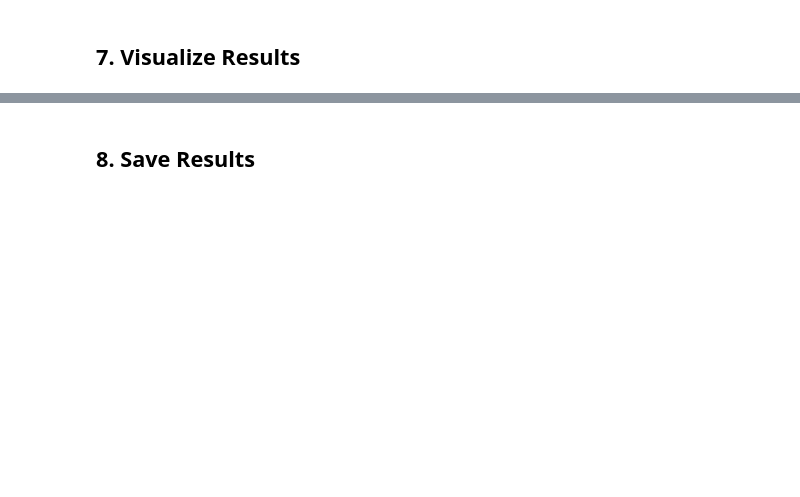
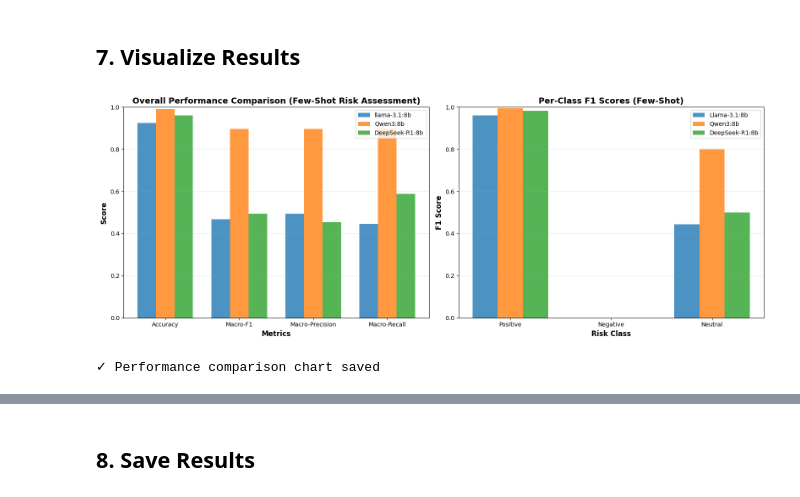
Before and after one commit to isidharthrai/Prompt_Engineering_for_Financial_Texts, a Jupyter notebook: Task2_Risk_Assessment/Few_Shot/R4_R5_R6_few_shot_risk.ipynb, the cells around one changed output, grey strips where cells are left out. Cells and saved outputs as stored; diff of their text form; code cells hidden in the pictures; blank space fills up the shorter version.

Commit message:
Risk Assesment Updated

```diff
--- a/Task2_Risk_Assessment/Few_Shot/R4_R5_R6_few_shot_risk.ipynb
+++ b/Task2_Risk_Assessment/Few_Shot/R4_R5_R6_few_shot_risk.ipynb
@@ -495,7 +533,7 @@ from sklearn.metrics import matthews_corrcoef
 def calculate_metrics(df, exp_name):
     """Calculate all evaluation metrics including MCC"""
     # Check if dataframe is empty or missing required columns
-    if df.empty or "predicted_sentiment" not in df.columns:
+    if df.empty or "predicted_risk" not in df.columns:
         print(f"⚠️ Warning: {exp_name} has no valid predictions!")
         return (
             {
@@ -524,7 +562,7 @@ def calculate_metrics(df, exp_name):
 
     # Filter out errors
     valid_df = df[
-        df["predicted_sentiment"].isin(["positive", "negative", "neutral"])
+        df["predicted_risk"].isin(["positive", "negative", "neutral"])
     ].copy()
 
     # Check if we have valid predictions
@@ -555,8 +593,8 @@ def calculate_metrics(df, exp_name):
             pd.DataFrame(),
         )
 
-    y_true = valid_df["true_sentiment"]
-    y_pred = valid_df["predicted_sentiment"]
+    y_true = valid_df["true_risk"]
+    y_pred = valid_df["predicted_risk"]
 
     # Calculate Matthews Correlation Coefficient
     mcc_score = matthews_corrcoef(y_true, y_pred)
@@ -600,9 +638,9 @@ print("\n" + "=" * 80)
 print("CALCULATING METRICS")
 print("=" * 80)
 
-r4_metrics, r4_cm, r4_valid = calculate_metrics(r4_df, "R4: Mixtral-8x7B (Few-Shot)")
-r5_metrics, r5_cm, r5_valid = calculate_metrics(r5_df, "R5: Llama-3.1-70B (Few-Shot)")
-r6_metrics, r6_cm, r6_valid = calculate_metrics(r6_df, "R6: FinBERT (Few-Shot)")
+r4_metrics, r4_cm, r4_valid = calculate_metrics(r4_df, "R4: Llama3.1:8b (Few-Shot)")
+r5_metrics, r5_cm, r5_valid = calculate_metrics(r5_df, "R5: Qwen3:8b (Few-Shot)")
+r6_metrics, r6_cm, r6_valid = calculate_metrics(r6_df, "R6: DeepSeek-R1:8b (Few-Shot)")
 
 # Create comparison table
 metrics_df = pd.DataFrame([r4_metrics, r5_metrics, r6_metrics])
@@ -642,9 +706,9 @@ width = 0.25
 
 for i, (metrics, label) in enumerate(
     [
-        (r4_metrics, "Mixtral-8x7B"),
-        (r5_metrics, "Llama-3.1-70B"),
-        (r6_metrics, "FinBERT"),
+        (r4_metrics, "llama-3.1:8b"),
+        (r5_metrics, "Qwen3:8b"),
+        (r6_metrics, "DeepSeek-R1:8b"),
     ]
 ):
     values = [metrics[m] for m in metrics_to_plot]
@@ -660,37 +724,40 @@ axes[0].set_title(
 axes[0].set_xticks(x + width)
 axes[0].set_xticklabels(metrics_to_plot)
 axes[0].legend()
 axes[0].set_ylim([0, 1])
 axes[0].grid(axis="y", alpha=0.3)
 
 # Per-class F1 scores
 classes = ["Positive", "Negative", "Neutral"]
 x2 = np.arange(len(classes))
 
 for i, (metrics, label) in enumerate(
     [
-        (r4_metrics, "Mixtral-8x7B"),
-        (r5_metrics, "Llama-3.1-70B"),
-        (r6_metrics, "FinBERT"),
+        (r4_metrics, "Llama-3.1:8b"),
+        (r5_metrics, "Qwen3:8b"),
+        (r6_metrics, "DeepSeek-R1:8b"),
     ]
 ):
     values = [metrics[f"{c}_F1"] for c in classes]
     axes[1].bar(x2 + i * width, values, width, label=label, alpha=0.8)
 
-axes[1].set_xlabel("Sentiment Class", fontsize=12, weight="bold")
+axes[1].set_xlabel("Risk Class", fontsize=12, weight="bold")
 axes[1].set_ylabel("F1 Score", fontsize=12, weight="bold")
 axes[1].set_title("Per-Class F1 Scores (Few-Shot)", fontsize=14, weight="bold")
 axes[1].set_xticks(x2 + width)
 axes[1].set_xticklabels(classes)
 axes[1].legend()
 axes[1].set_ylim([0, 1])
 axes[1].grid(axis="y", alpha=0.3)
 
 plt.tight_layout()
 plt.savefig("few_shot_risk_performance_comparison.png", dpi=300, bbox_inches="tight")
 plt.show()
 
 print("✓ Performance comparison chart saved")
+# %% [output]
+[figure, added]
+✓ Performance comparison chart saved
 # %%
 # Confusion matrices
 fig, axes = plt.subplots(1, 3, figsize=(18, 5))
```
Also changed, not shown: parts of 24 cells of this notebook, 37 other files.
